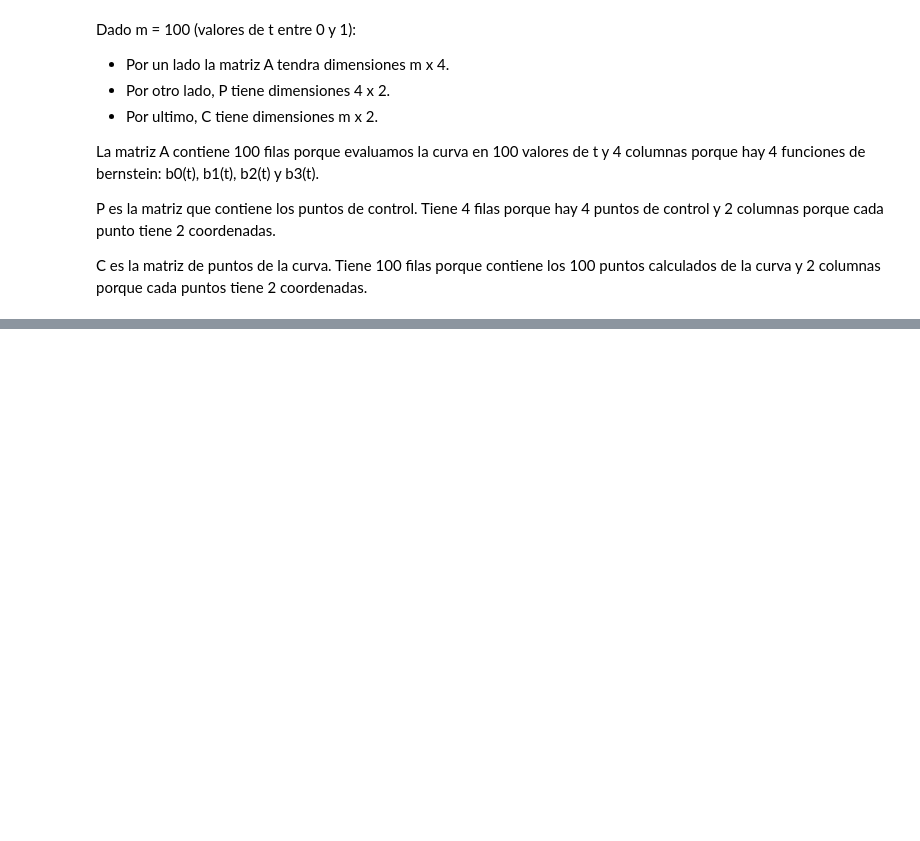
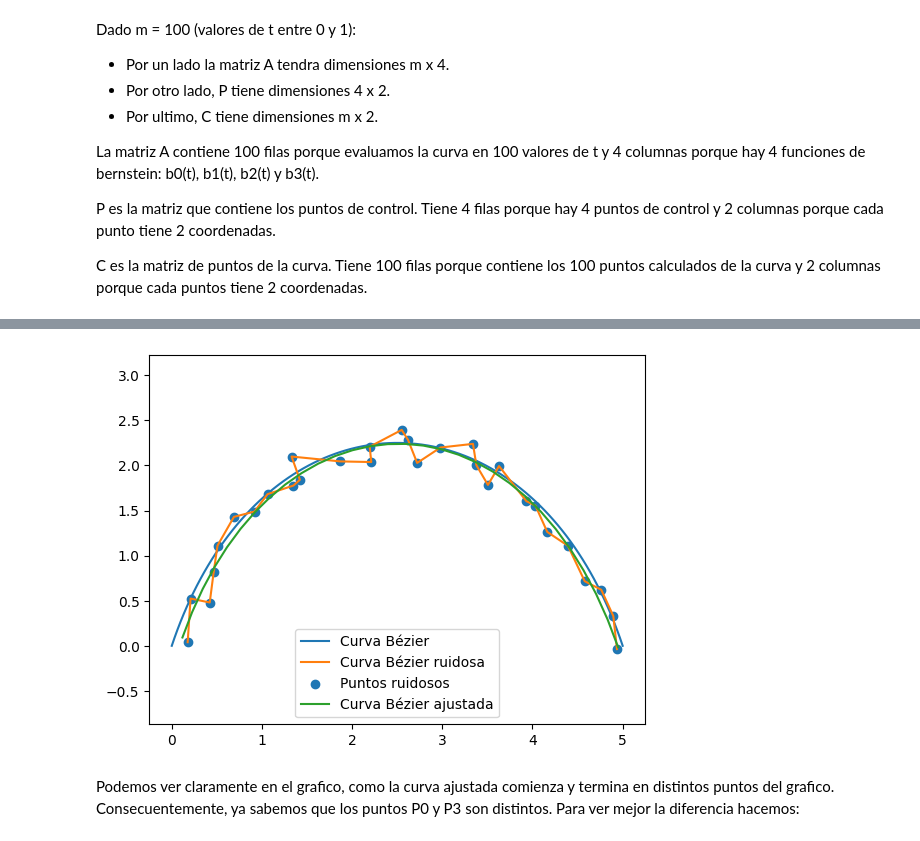
Before and after one commit to Facunare/tp2metodos, a Jupyter notebook: Arechaga_Facundo_Del Cuadro_Federico/tp2.ipynb, the cells around one changed output, grey strips where cells are left out. Drawn from its saved outputs; the diff is of its cells as text; code cells hidden in the pictures; blank space fills up the shorter version.

```diff
--- a/Arechaga_Facundo_Del Cuadro_Federico/tp2.ipynb
+++ b/Arechaga_Facundo_Del Cuadro_Federico/tp2.ipynb
@@ -147,0 +134,25 @@ WARNING: Ignoring invalid distribution ~atplotlib (C:\Users\Facundo Arechaga\App
+# %%
+# Ejercicio 4a)
+
+A = bernstein3(valores_de_t)
+
+# Ejercicio 4b)
+
+# Ejercicio 4c)
+P_ajustada = np.linalg.inv(A.T @ A) @ A.T @ Q
+C_ajustada = A @ P_ajustada
+
+# Ejercicio 4d)
+
+
+plt.plot(C[:,0], C[:,1], label="Curva Bézier")
+plt.plot(Q[:,0], Q[:,1], label="Curva Bézier ruidosa")
+plt.scatter(Q[:,0], Q[:,1], label="Puntos ruidosos")
+plt.plot(C_ajustada[:,0], C_ajustada[:,1], label="Curva Bézier ajustada")
+plt.legend()
+plt.axis("equal")
+plt.show()
+# %% [output]
+[figure, added]
+# %% [markdown]
+Podemos ver claramente en el grafico, como la curva ajustada comienza y termina en distintos puntos del grafico. Consecuentemente, ya sabemos que los puntos P0 y P3 son distintos. Para ver mejor la diferencia hacemos:
```
Also changed, not shown: parts of 24 cells of this notebook.
